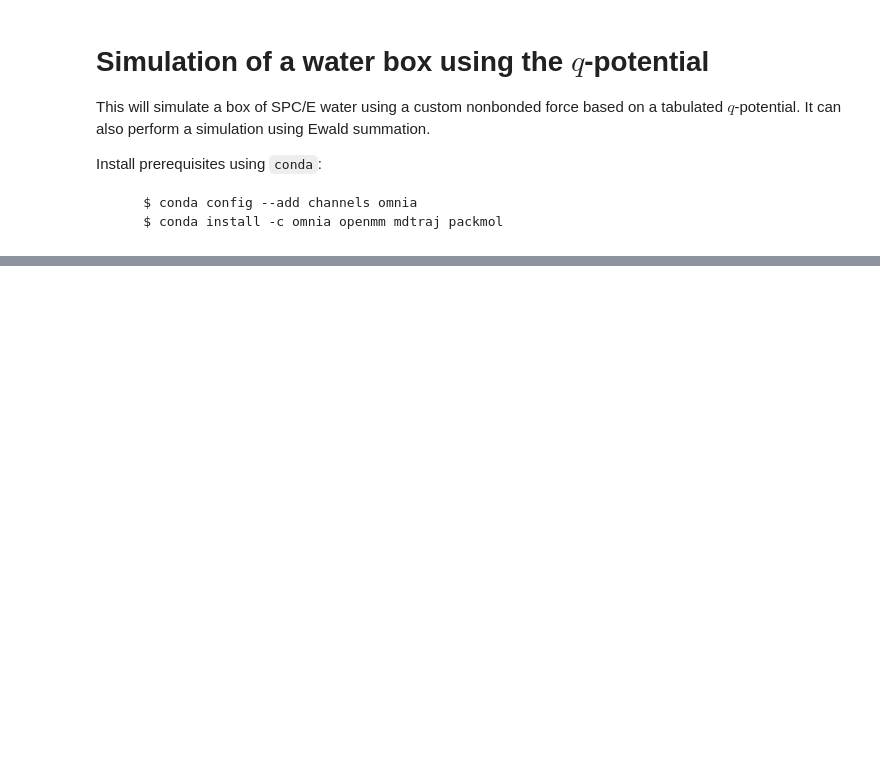
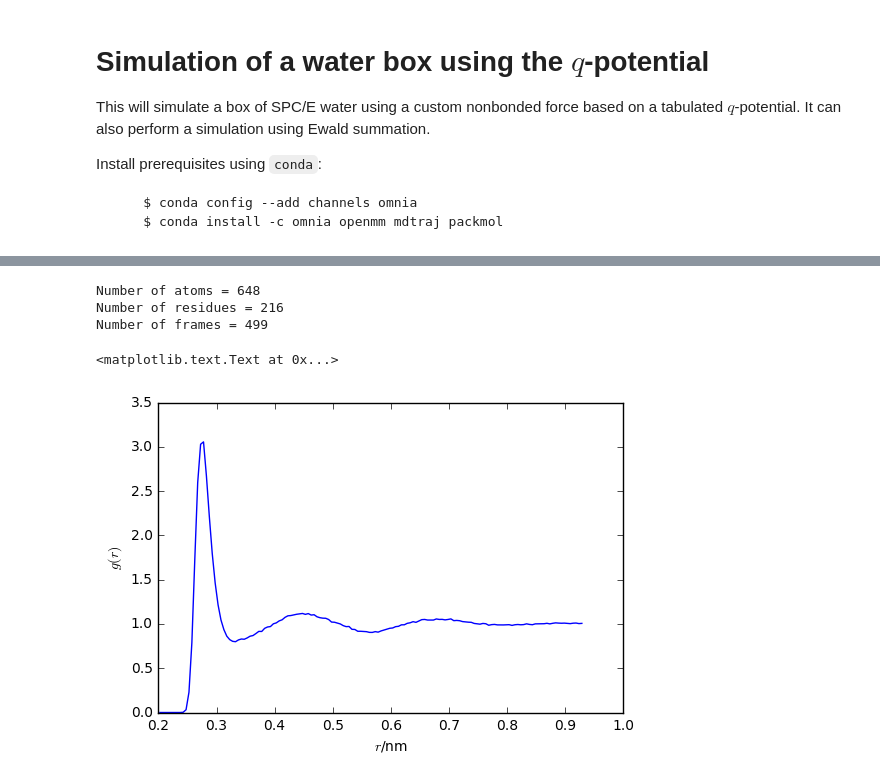
Before and after one commit to mlund/openmm-examples, a Jupyter notebook: qpotential/qpotential.ipynb, the cells around one changed output, grey strips where cells are left out. Cells and saved outputs as stored; diff of their text form; code cells hidden in the pictures; blank space fills up the shorter version.

```diff
--- a/qpotential/qpotential.ipynb
+++ b/qpotential/qpotential.ipynb
@@ -149,0 +179,19 @@ print('Done!')
+# %%
+import mdtraj as md
+traj = md.load('out.dcd', top='out.pdb')
+print('Number of atoms    = %s' % traj.n_atoms)
+print('Number of residues = %s' % traj.n_residues)
+print('Number of frames   = %s' % traj.n_frames)
+
+sel = traj.top.select('name O')
+OOpairs = traj.top.select_pairs('name O', 'name O')
+rdf = md.compute_rdf( traj, pairs=OOpairs, bin_width=0.005, r_range=[0.2, boxlen/2/10] )
+plt.plot( rdf[0], rdf[1])
+plt.xlabel(r'$r$/nm')
+plt.ylabel(r'$g(r)$')
+# %% [output]
+Number of atoms = 648
+Number of residues = 216
+Number of frames = 499
+<matplotlib.text.Text at 0x...>
+[figure, added]
```
Also changed, not shown: parts of 10 cells of this notebook, 1 other file.
